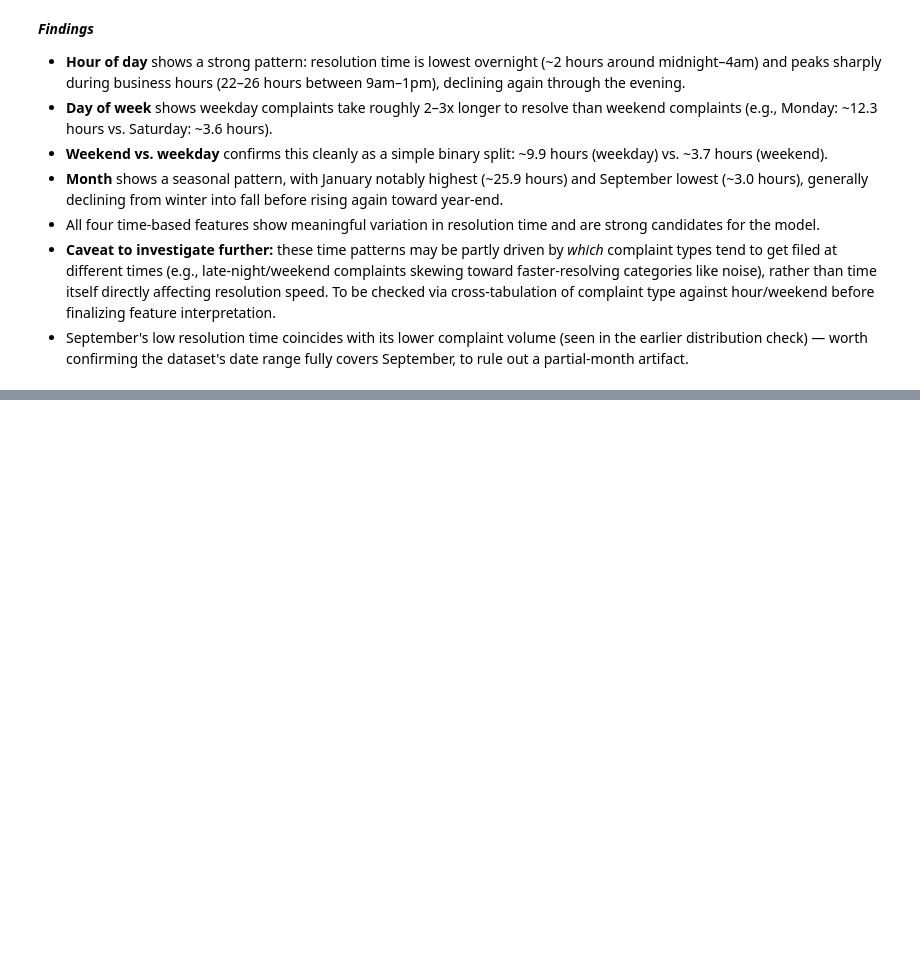
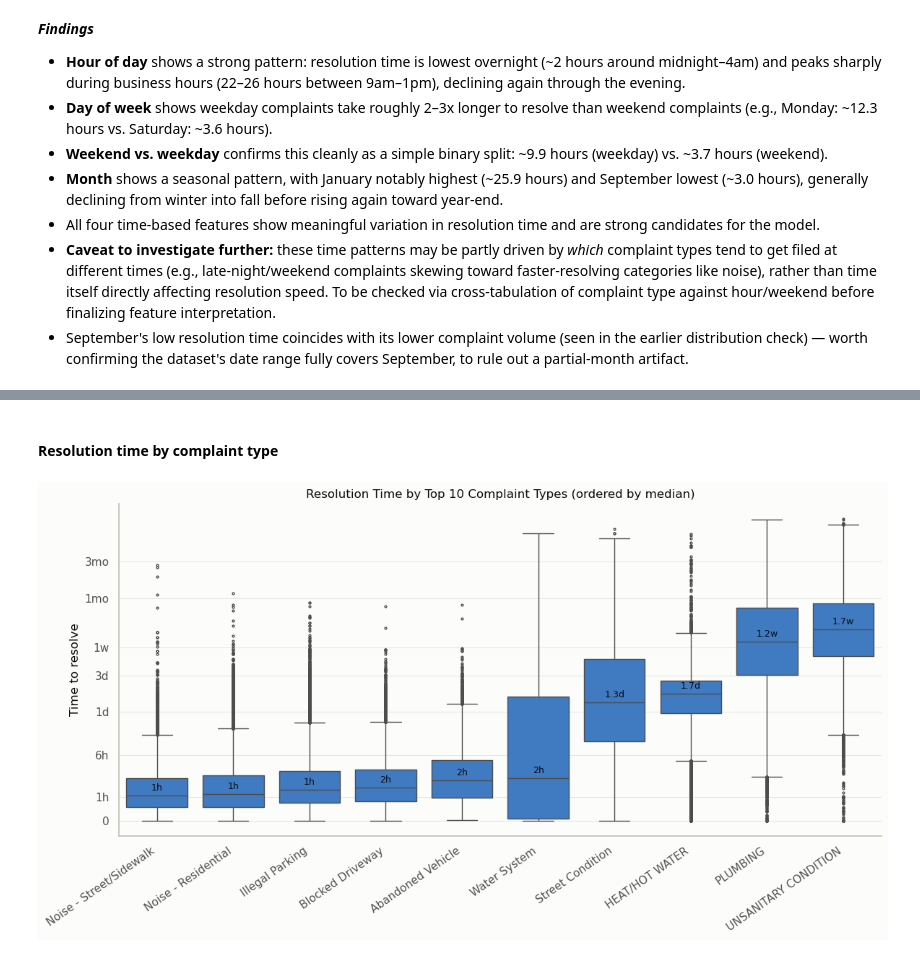
Before and after one commit to ushithila/311-Complaint-Resolution-Speed, a Jupyter notebook: notebooks/downloading_initial_EDA.ipynb, the cells around one changed output, grey strips where cells are left out. Saved outputs shown, nothing was run; the diff lists cells and outputs as text; code cells hidden in the pictures; blank space fills up the shorter version.

```diff
--- a/notebooks/downloading_initial_EDA.ipynb
+++ b/notebooks/downloading_initial_EDA.ipynb
@@ -350,0 +426,36 @@ Name: resolution_hours, dtype: float64
+# %% [markdown]
+#### Resolution time by complaint type
+# %%
+problem_col = 'Problem (formerly Complaint Type)'
+top_10_problems = df[problem_col].value_counts().head(10).index
+df_top10 = df[df[problem_col].isin(top_10_problems)].copy()
+df_top10['log_resolution_hours'] = np.log1p(df_top10['resolution_hours'])
+
+# Order by median so the pattern (fastest -> slowest) reads left to right
+medians = df_top10.groupby(problem_col)['resolution_hours'].median().sort_values()
+order = medians.index
+
+fig, ax = plt.subplots(figsize=(12, 6.5))
+sns.boxplot(
+    data=df_top10, x=problem_col, y='log_resolution_hours', order=order,
+    color=CHART_BLUE, fliersize=2, linewidth=1, ax=ax,
+)
+ax.set_yticks(tick_pos)
+ax.set_yticklabels(tick_labels)
+ax.set_xlabel('')
+ax.set_ylabel('Time to resolve')
+ax.set_title('Resolution Time by Top 10 Complaint Types (ordered by median)')
+ax.spines[['top', 'right']].set_visible(False)
+ax.grid(axis='y', linewidth=0.6)
+plt.setp(ax.get_xticklabels(), rotation=35, ha='right')
+
+# Direct label on each box: its actual median, in human units, so you don't
+# have to reverse-engineer it from the axis
+for i, cat in enumerate(order):
+    m = medians[cat]
+    ax.text(i, np.log1p(m) + 0.15, format_hours(m), ha='center', fontsize=9, color='#0b0b0b')
+
+plt.tight_layout()
+plt.show()
+# %% [output]
+[figure, added]
```
Also changed, not shown: parts of 13 cells of this notebook, 3 other files.
